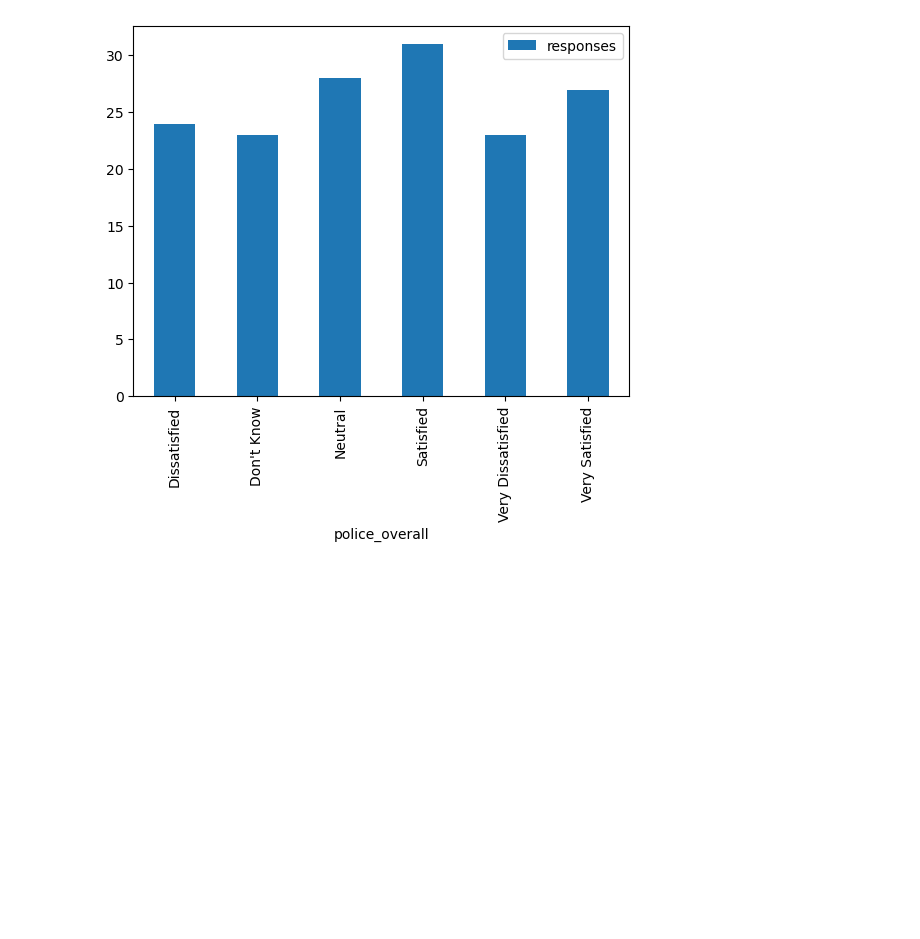
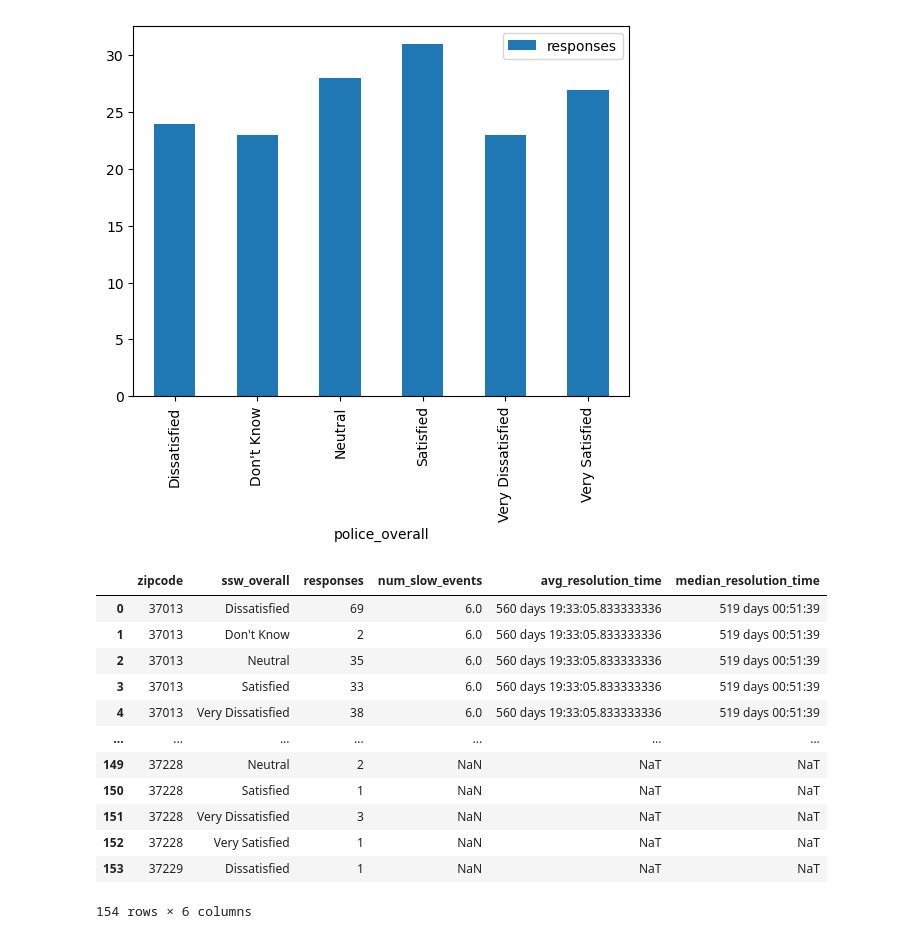
Before and after one commit to dobbinjp/nss-help, a Jupyter notebook: jumpstart_analysis.ipynb, the cells around one changed output. Saved outputs shown, nothing was run; the diff lists cells and outputs as text; code cells hidden in the pictures; blank space fills up the shorter version.

```diff
--- a/jumpstart_analysis.ipynb
+++ b/jumpstart_analysis.ipynb
@@ -456,0 +469,31 @@ police_survey_by_zip.groupby(by='police_overall').size().reset_index(name='respo
+# %%
+# look at results - this dataframe uses the slow_to_resolve dataframe created earlier...look at the number, mean resolution time and median time of slow to resolve events
+# I turn this into a dataframe so I can join it to the ssw dataframe with sidewalk responses
+slow_to_resolve_summary = slow_to_resolve.groupby(['zipcode'])['resolution_time'].agg(['count','mean','median']).reset_index()
+# %%
+# I noticed a '.0' at the end of my zipcode...replace did not work so I did a left 5 slice of the column
+slow_to_resolve_summary.zipcode = slow_to_resolve_summary.zipcode.astype(str).str[:5]
+# %%
+# rename the columns to make them more readable
+slow_to_resolve_summary = slow_to_resolve_summary.rename(columns={'count':'num_slow_events',
+                                                                  'mean':'avg_resolution_time',
+                                                                  'median':'median_resolution_time'})
+# %%
+# join the 2 dataframes and view the results
+ssw_slowresolve = pd.merge(ssw, slow_to_resolve_summary, how='left', on='zipcode')
+# %%
+ssw_slowresolve
+# %% [output]
+|  | zipcode | ssw_overall | responses | num_slow_events | avg_resolution_time | median_resolution_time |
+| 0 | 37013 | Dissatisfied | 69 | 6.0 | 560 days 19:33:05.833333336 | 519 days 00:51:39 |
+| 1 | 37013 | Don't Know | 2 | 6.0 | 560 days 19:33:05.833333336 | 519 days 00:51:39 |
+| 2 | 37013 | Neutral | 35 | 6.0 | 560 days 19:33:05.833333336 | 519 days 00:51:39 |
+| 3 | 37013 | Satisfied | 33 | 6.0 | 560 days 19:33:05.833333336 | 519 days 00:51:39 |
+| 4 | 37013 | Very Dissatisfied | 38 | 6.0 | 560 days 19:33:05.833333336 | 519 days 00:51:39 |
+| ... | ... | ... | ... | ... | ... | ... |
+| 149 | 37228 | Neutral | 2 | NaN | NaT | NaT |
+| 150 | 37228 | Satisfied | 1 | NaN | NaT | NaT |
+| 151 | 37228 | Very Dissatisfied | 3 | NaN | NaT | NaT |
+| 152 | 37228 | Very Satisfied | 1 | NaN | NaT | NaT |
+| 153 | 37229 | Dissatisfied | 1 | NaN | NaT | NaT |
+154 rows × 6 columns
```
Also changed, not shown: parts of 7 cells of this notebook.
